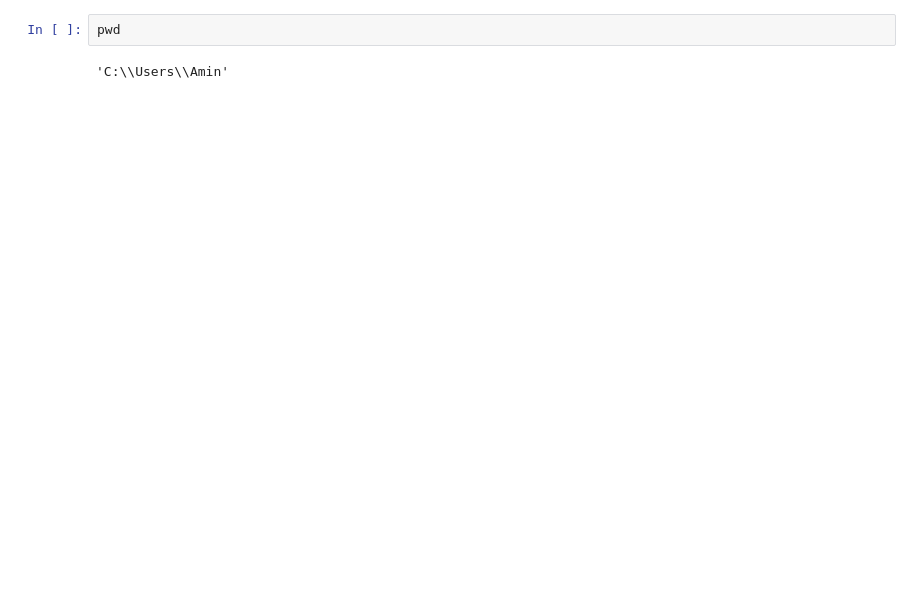
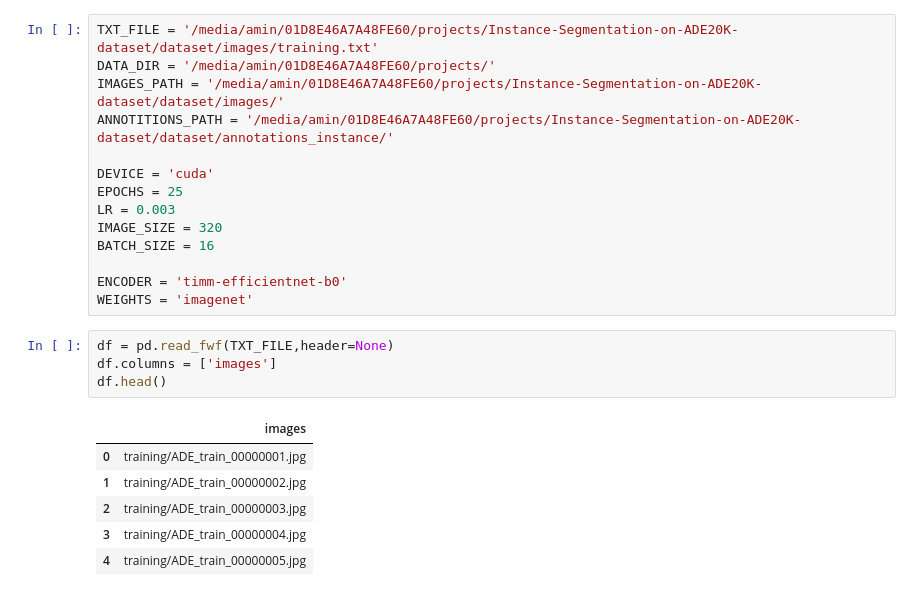
Before and after one commit to aminmanafi/Instance-Segmentation-on-ADE20K-dataset, a Jupyter notebook: InstanceSegmentation.ipynb, the cells around one changed output. Drawn from its saved outputs; the diff is of its cells as text; blank space fills up the shorter version.

Commit message:
In notebook we load data's name and show an image with it's mask

```diff
--- a/InstanceSegmentation.ipynb
+++ b/InstanceSegmentation.ipynb
@@ -35,4 +38,25 @@ ModuleNotFoundError: No module named 'torch'
-# %%
-pwd
-# %% [output]
-'C:\\Users\\Amin'
+# %%
+TXT_FILE = '/media/amin/01D8E46A7A48FE60/projects/Instance-Segmentation-on-ADE20K-dataset/dataset/images/training.txt'
+DATA_DIR = '/media/amin/01D8E46A7A48FE60/projects/'
+IMAGES_PATH = '/media/amin/01D8E46A7A48FE60/projects/Instance-Segmentation-on-ADE20K-dataset/dataset/images/'
+ANNOTITIONS_PATH = '/media/amin/01D8E46A7A48FE60/projects/Instance-Segmentation-on-ADE20K-dataset/dataset/annotations_instance/'
+
+DEVICE = 'cuda'
+EPOCHS = 25
+LR = 0.003
+IMAGE_SIZE = 320
+BATCH_SIZE = 16
+
+ENCODER = 'timm-efficientnet-b0'
+WEIGHTS = 'imagenet'
+# %%
+df = pd.read_fwf(TXT_FILE,header=None)
+df.columns = ['images']
+df.head()
+# %% [output]
+|  | images |
+| 0 | training/ADE_train_00000001.jpg |
+| 1 | training/ADE_train_00000002.jpg |
+| 2 | training/ADE_train_00000003.jpg |
+| 3 | training/ADE_train_00000004.jpg |
+| 4 | training/ADE_train_00000005.jpg |
```
Also changed, not shown: parts of 9 cells of this notebook.
